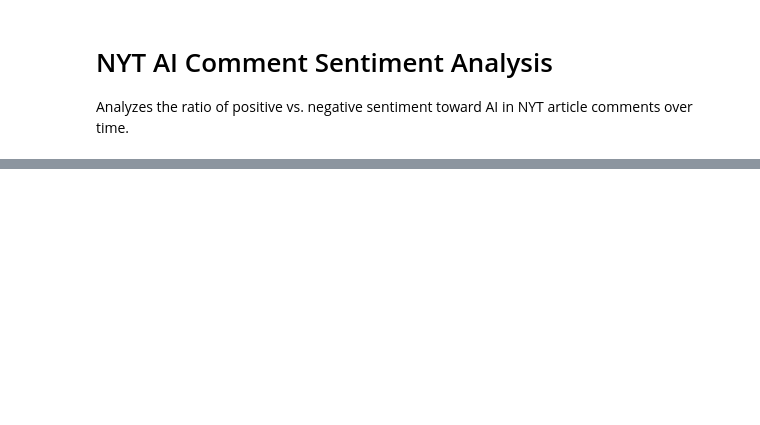
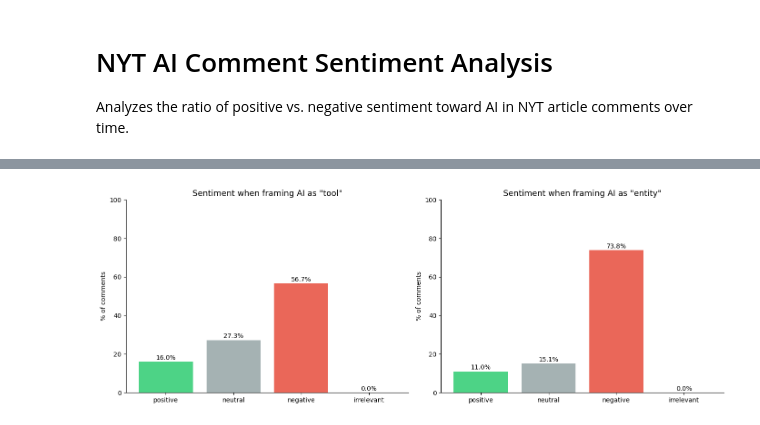
Before and after one commit to peterkirgis/ai-indicators, a Jupyter notebook: analysis.ipynb, the cells around one changed output, grey strips where cells are left out. Cells and saved outputs as stored; diff of their text form; code cells hidden in the pictures; blank space fills up the shorter version.

```diff
--- a/analysis.ipynb
+++ b/analysis.ipynb
@@ -97,0 +177,26 @@ plt.show()
+# %%
+# Sentiment breakdown within each framing type
+framing_sentiment = df_framing.groupby(["framing", "sentiment"]).size().unstack(fill_value=0)
+framing_sentiment_pct = framing_sentiment.div(framing_sentiment.sum(axis=1), axis=0) * 100
+
+fig, axes = plt.subplots(1, 2, figsize=(14, 5))
+
+for ax, framing in zip(axes, ["tool", "entity"]):
+    if framing not in framing_sentiment_pct.index:
+        continue
+    row = framing_sentiment_pct.loc[framing]
+    colors = {"positive": "#2ecc71", "neutral": "#95a5a6", "negative": "#e74c3c", "irrelevant": "#f39c12"}
+    vals = [row.get(s, 0) for s in colors]
+    ax.bar(list(colors.keys()), vals, color=list(colors.values()), alpha=0.85)
+    ax.set_title(f'Sentiment when framing AI as "{framing}"', fontsize=13)
+    ax.set_ylabel("% of comments")
+    ax.set_ylim(0, 100)
+    ax.spines["top"].set_visible(False)
+    ax.spines["right"].set_visible(False)
+    for i, v in enumerate(vals):
+        ax.text(i, v + 1, f"{v:.1f}%", ha="center", fontsize=10)
+
+fig.tight_layout()
+plt.show()
+# %% [output]
+[figure, added]
```
Also changed, not shown: parts of 7 cells of this notebook, 5 other files.
